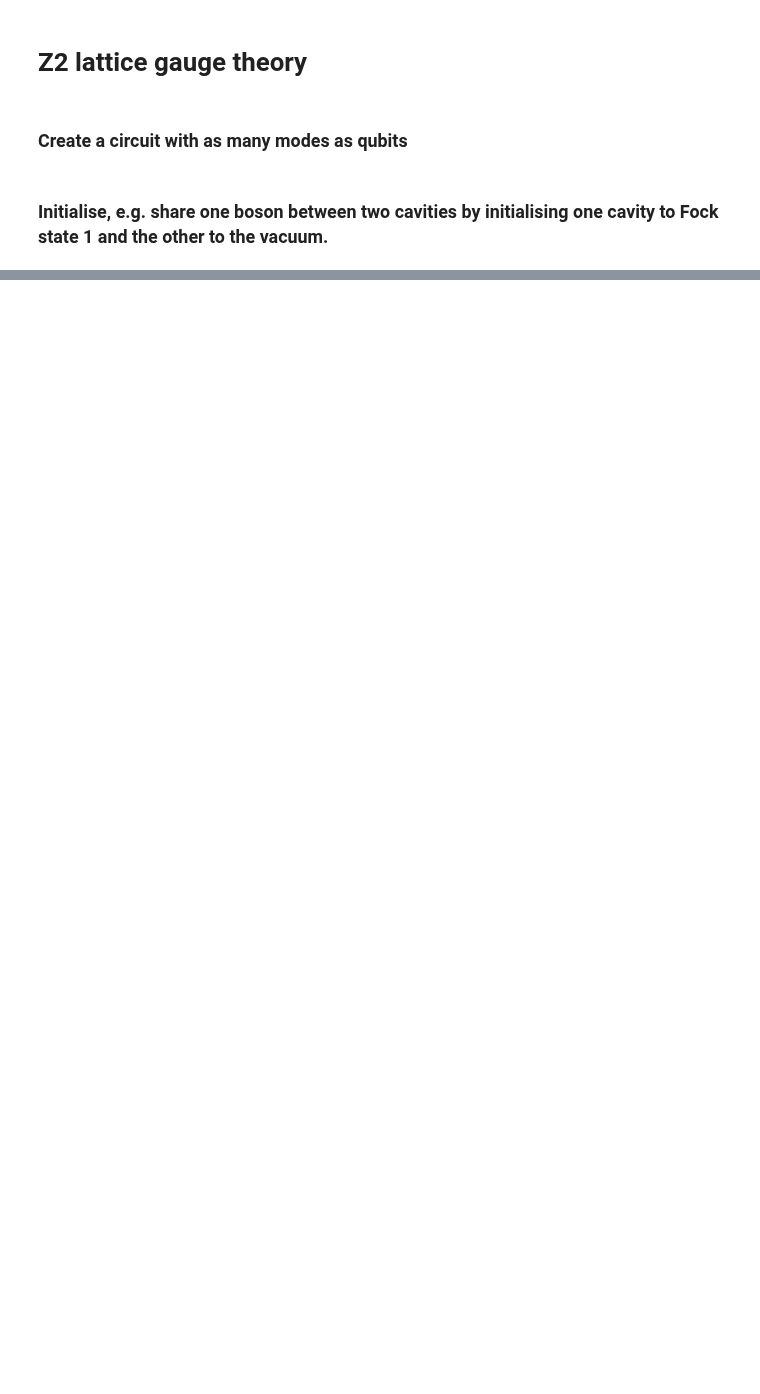
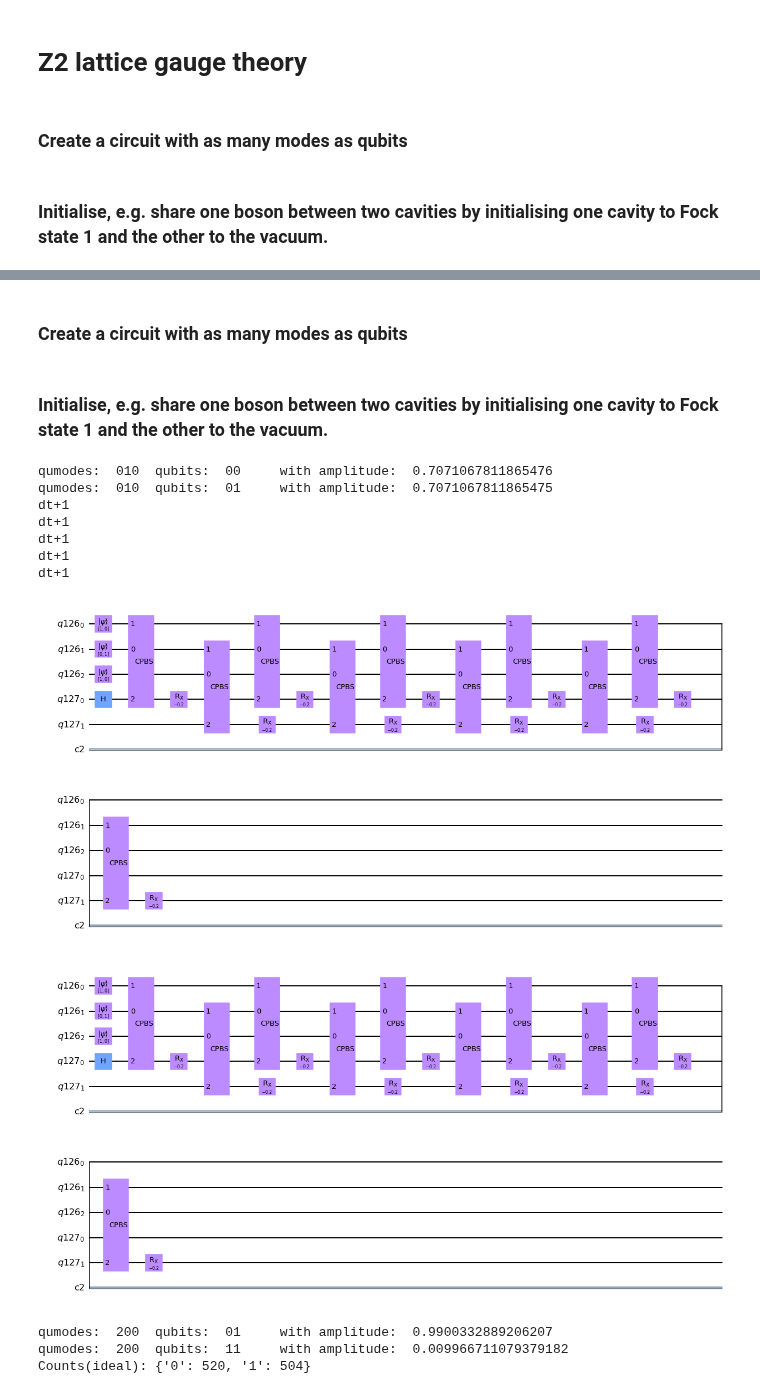
Before and after one commit to C2QA/bosonic-qiskit, a Jupyter notebook: tutorials/Z2-lattice-gauge-theory/Z2-lattice-gauge-theory.ipynb, the cells around one changed output, grey strips where cells are left out. Saved outputs shown, nothing was run; the diff lists cells and outputs as text; code cells hidden in the pictures; blank space fills up the shorter version.

```diff
--- a/tutorials/Z2-lattice-gauge-theory/Z2-lattice-gauge-theory.ipynb
+++ b/tutorials/Z2-lattice-gauge-theory/Z2-lattice-gauge-theory.ipynb
@@ -52,6 +51,6 @@ word="diffstallmodes" #should correspond to the above line
 # %%
 def eiht(circuit, qma, qmb, qb, m, g, dt):
-    circuit.cv_bs(2*dt, qmb, qma) # 2*dt because inside beamsplitter the phi is g/2
+    circuit.cv_cpbs(np.pi*dt, qmb, qma, qb)
     # circuit.cv_r(dt*m, qma)
     # circuit.cv_r(dt*m, qmb)
     # circuit.rx(-2*g*dt, qb)
@@ -90,0 +98,63 @@ qumodes:  10  qubits:  1     with amplitude:  0.6780618572586967
+# %% [markdown]
+### Create a circuit with as many modes as qubits
+# %%
+numberofqubits=2
+numberofmodes=3
+numberofqubitspermode=1
+cutoff=2**numberofqubitspermode
+
+qmr = c2qa.QumodeRegister(num_qumodes=numberofmodes, num_qubits_per_qumode=numberofqubitspermode)
+qbr = qiskit.QuantumRegister(size=numberofqubits)
+cbr = qiskit.ClassicalRegister(size=1)
+circuit = c2qa.CVCircuit(qmr, qbr, cbr)
+# circuit = c2qa.CVCircuit(qmr)
+# %% [markdown]
+### Initialise, e.g. share one boson between two cavities by initialising one cavity to Fock state 1 and the other to the vacuum.
+# %%
+diffstallmodes=[0,1,0]
+for i in range(qmr.num_qumodes):
+    circuit.cv_initialize(diffstallmodes[i], qmr[i])
+# %%
+def eiht(circuit, qma, qmb, qb, m, g, dt):
+    circuit.cv_cpbs(np.pi*dt, qmb, qma, qb)
+    # circuit.cv_r(dt*m, qma)
+    # circuit.cv_r(dt*m, qmb)
+    circuit.rx(-2*g*dt, qb)
+    return circuit
+# %%
+dt=1
+m=1
+g=0.1
+N=5
+
+circuit.h(qbr[0]) # Inititialises the qubit to a plus state (so that pauli Z flips it)
+stateop, _ = c2qa.util.simulate(circuit)
+util.stateread(stateop, qbr.size, numberofmodes, cutoff)
+for i in range(N):
+    print("dt+1")
+    for j in range(0,numberofmodes-1,2):
+        eiht(circuit, qmr[j], qmr[j+1], qbr[j], m, g, dt)
+    for j in range(1,numberofmodes-1,2):
+        eiht(circuit, qmr[j], qmr[j+1], qbr[j], m, g, dt)
+
+
+circuit.draw(output='mpl', filename='lgt_circuit.png')
+# %% [output]
+qumodes:  010  qubits:  00     with amplitude:  0.7071067811865476
+qumodes:  010  qubits:  01     with amplitude:  0.7071067811865475
+dt+1
+dt+1
+dt+1
+dt+1
+dt+1
+[figure, added]
+[figure, added]
+# %%
+circuit.measure(qbr[0],cbr[0])
+stateop, result = c2qa.util.simulate(circuit)
+util.stateread(stateop, qbr.size, numberofmodes, 4)
+print('Counts(ideal):', result.get_counts())
+# %% [output]
+qumodes:  200  qubits:  01     with amplitude:  0.9900332889206207
+qumodes:  200  qubits:  11     with amplitude:  0.009966711079379182
+Counts(ideal): {'0': 520, '1': 504}
```
Also changed, not shown: parts of 3 cells of this notebook, 1 other file.
